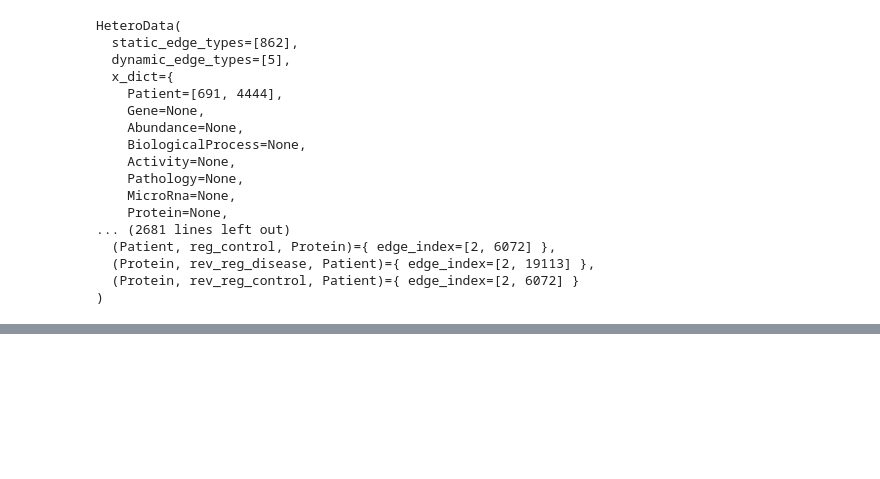
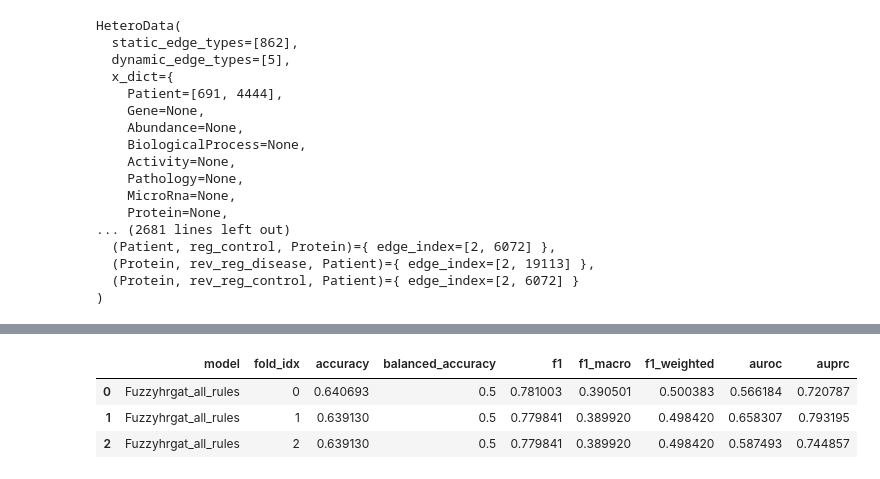
Before and after one commit to Xiaoxuan-Yu-ty/HybridKG, a Jupyter notebook: GateEmbeddingTask/HRGNN/test_update.ipynb, the cells around one changed output, grey strips where cells are left out. Saved outputs shown, nothing was run; the diff lists cells and outputs as text; code cells hidden in the pictures; blank space fills up the shorter version.

```diff
--- a/GateEmbeddingTask/HRGNN/test_update.ipynb
+++ b/GateEmbeddingTask/HRGNN/test_update.ipynb
@@ -404,0 +413,5 @@ HeteroData(
+# %%
+path = "../../GateEmbeddingTask/HRGNN/results/ANMerge/AD_KG/dual_hybrid/ecdf_5/hrgat/results.pkl"
+with open(path, 'rb') as f:
+    results = pickle.load(f)
+results
@@ -404,0 +436,16 @@ HeteroData(
+# %%
+import pandas as pd
+long_format_rows = []
+for model_name, res in results.items():
+    res_metrics = res['fold_test_metrics']
+    for fold_idx, metrics in enumerate(res_metrics):
+        long_format_rows.append({'model':model_name,
+                                'fold_idx':fold_idx,
+                                **metrics})
+df = pd.DataFrame(long_format_rows)
+df
+# %% [output]
+|  | model | fold_idx | accuracy | balanced_accuracy | f1 | f1_macro | f1_weighted | auroc | auprc |
+| 0 | Fuzzyhrgat_all_rules | 0 | 0.640693 | 0.5 | 0.781003 | 0.390501 | 0.500383 | 0.566184 | 0.720787 |
+| 1 | Fuzzyhrgat_all_rules | 1 | 0.639130 | 0.5 | 0.779841 | 0.389920 | 0.498420 | 0.658307 | 0.793195 |
+| 2 | Fuzzyhrgat_all_rules | 2 | 0.639130 | 0.5 | 0.779841 | 0.389920 | 0.498420 | 0.587493 | 0.744857 |
```
Also changed, not shown: parts of 5 cells of this notebook, 5 other files.
